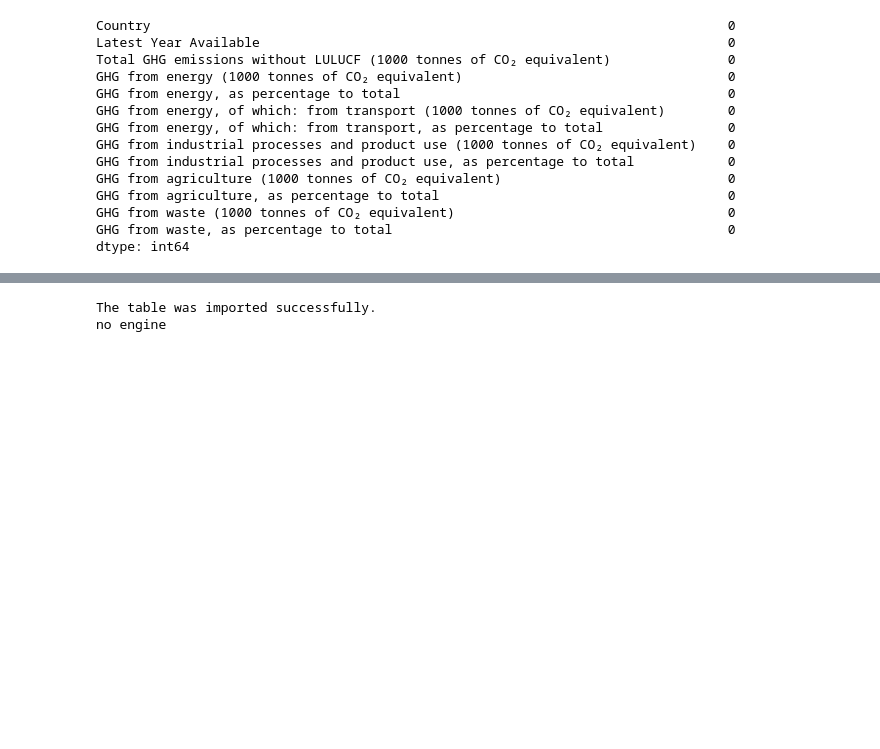
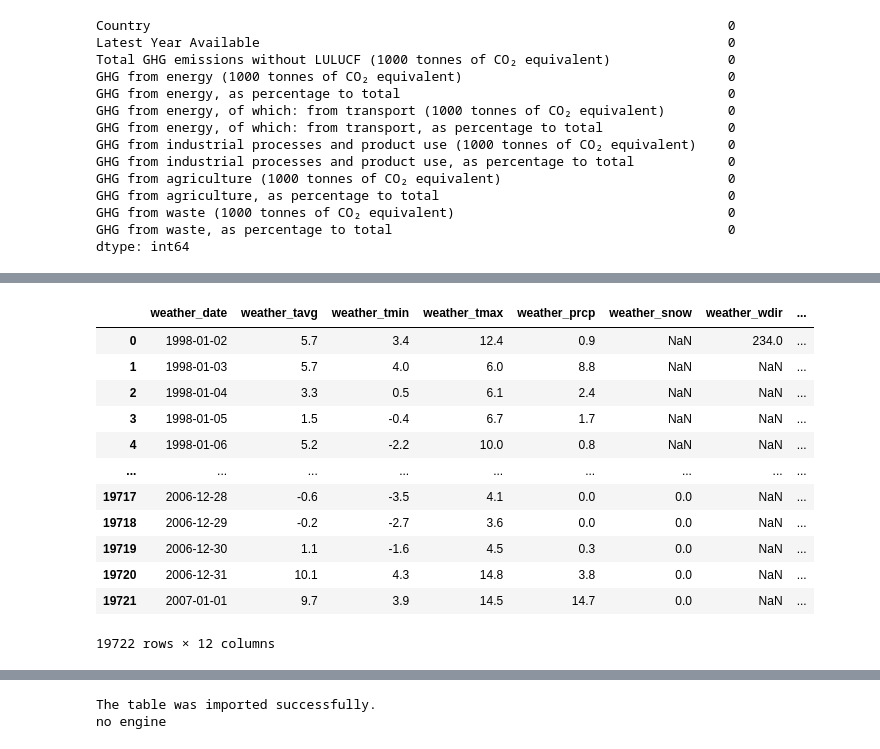
Before and after one commit to ElnazSaeidi/capstone-project-AEJS, a Jupyter notebook: Ella.ipynb, the cells around one changed output, grey strips where cells are left out. Saved outputs shown, nothing was run; the diff lists cells and outputs as text; code cells hidden in the pictures; blank space fills up the shorter version.

```diff
--- a/Ella.ipynb
+++ b/Ella.ipynb
@@ -544,0 +612,67 @@ weather_df_ir_sw
+# %%
+url = "https://meteostat.p.rapidapi.com/stations/daily"
+
+# Set stations
+stations = ["03969",
+            "03962",
+            "03955",
+            "06660",
+            "06700",
+            "06601"
+            ]
+
+# Set API key (defined already)
+headers = {
+	"X-RapidAPI-Key": "38c2ec0004msh8992e15e6b32155p15fd43jsn0376b99a111e",
+	"X-RapidAPI-Host": "meteostat.p.rapidapi.com"
+}
+
+# Create empty dataframe, will be used to append each location's weather data
+weather_df = pd.DataFrame([])
+
+
+
+# Loop through all locations
+for station in stations:
+    # API call start for open weather
+    querystring = {"station":station,"start":"1998-01-02","end":"2007-01-01"}
+
+    response = requests.get(url, headers=headers, params=querystring)
+    #API call end
+
+    # time.sleep(1) #uncomment if you run into a query limit
+
+    # Decode repsonse with json decoder
+    weather_temp = response.json()
+
+    # Flatten json response
+    weather_temp_df = pd.json_normalize(weather_temp,
+                                        sep="_",
+                                        record_path="data",
+                                        meta=["station"],
+                                        record_prefix="weather_",
+                                        errors='ignore'
+                                        )
+    weather_temp_df['station']=station
+    # concatenate dataframes
+    weather_df = pd.concat([weather_df, weather_temp_df], ignore_index=True)
+
+# Print final dataset weather_df
+weather_df_ir_sw_3=weather_df
+weather_df_ir_sw_3.replace(['03969', '03962','03955'], 'Ireland', inplace=True)
+weather_df_ir_sw_3.replace(['06660', '06700', '06601'], 'Switzerland', inplace=True)
+weather_df_ir_sw_3
+# %% [output]
+|  | weather_date | weather_tavg | weather_tmin | weather_tmax | weather_prcp | weather_snow | weather_wdir | ... |
+| 0 | 1998-01-02 | 5.7 | 3.4 | 12.4 | 0.9 | NaN | 234.0 | ... |
+| 1 | 1998-01-03 | 5.7 | 4.0 | 6.0 | 8.8 | NaN | NaN | ... |
+| 2 | 1998-01-04 | 3.3 | 0.5 | 6.1 | 2.4 | NaN | NaN | ... |
+| 3 | 1998-01-05 | 1.5 | -0.4 | 6.7 | 1.7 | NaN | NaN | ... |
+| 4 | 1998-01-06 | 5.2 | -2.2 | 10.0 | 0.8 | NaN | NaN | ... |
+| ... | ... | ... | ... | ... | ... | ... | ... | ... |
+| 19717 | 2006-12-28 | -0.6 | -3.5 | 4.1 | 0.0 | 0.0 | NaN | ... |
+| 19718 | 2006-12-29 | -0.2 | -2.7 | 3.6 | 0.0 | 0.0 | NaN | ... |
+| 19719 | 2006-12-30 | 1.1 | -1.6 | 4.5 | 0.3 | 0.0 | NaN | ... |
+| 19720 | 2006-12-31 | 10.1 | 4.3 | 14.8 | 3.8 | 0.0 | NaN | ... |
+| 19721 | 2007-01-01 | 9.7 | 3.9 | 14.5 | 14.7 | 0.0 | NaN | ... |
+19722 rows × 12 columns
```
Also changed, not shown: parts of 9 cells of this notebook.
